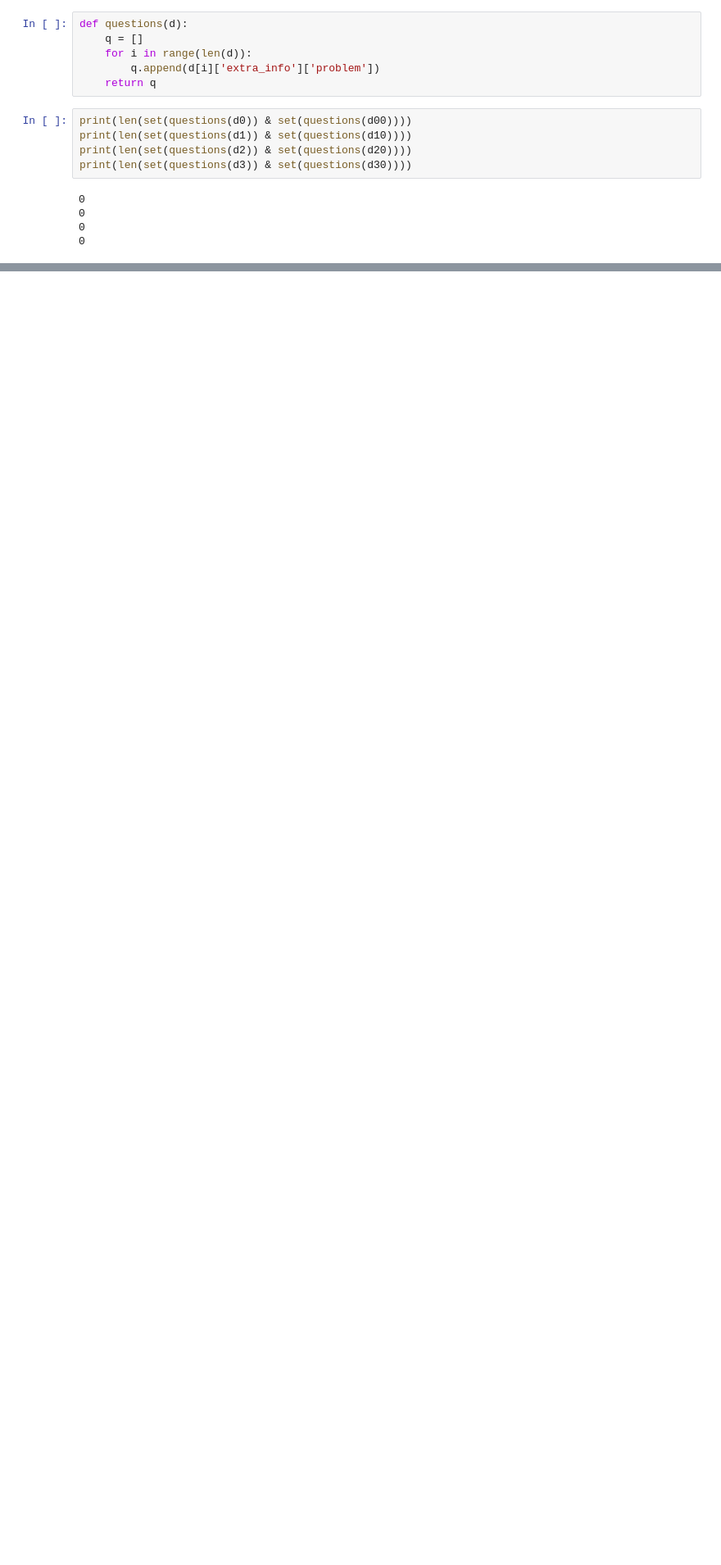
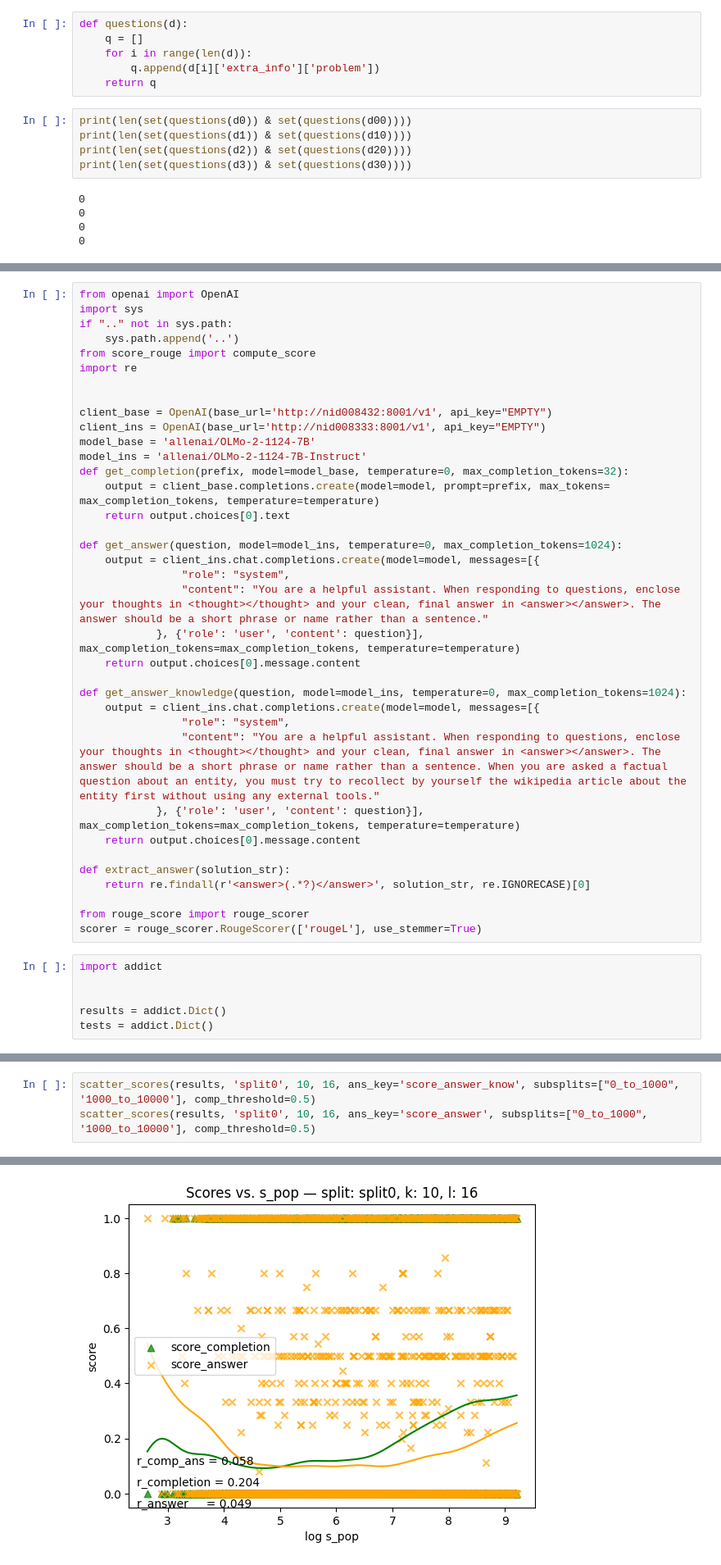
Before and after one commit to zhichul/robust_recall, a Jupyter notebook: experiments/0530_popqa/notebooks/data.ipynb, the cells around one changed output, grey strips where cells are left out. Shown at 82% size. Drawn from its saved outputs; the diff is of its cells as text; blank space fills up the shorter version.

```diff
--- a/experiments/0530_popqa/notebooks/data.ipynb
+++ b/experiments/0530_popqa/notebooks/data.ipynb
@@ -91,0 +218,42 @@ print(len(set(questions(d3)) & set(questions(d30))))
+# %%
+from openai import OpenAI
+import sys
+if ".." not in sys.path:
+    sys.path.append('..')
+from score_rouge import compute_score
+import re
+
+
+client_base = OpenAI(base_url='http://nid008432:8001/v1', api_key="EMPTY")
+client_ins = OpenAI(base_url='http://nid008333:8001/v1', api_key="EMPTY")
+model_base = 'allenai/OLMo-2-1124-7B'
+model_ins = 'allenai/OLMo-2-1124-7B-Instruct'
+def get_completion(prefix, model=model_base, temperature=0, max_completion_tokens=32):
+    output = client_base.completions.create(model=model, prompt=prefix, max_tokens= max_completion_tokens, temperature=temperature)
+    return output.choices[0].text
+
+def get_answer(question, model=model_ins, temperature=0, max_completion_tokens=1024):
+    output = client_ins.chat.completions.create(model=model, messages=[{
+                "role": "system",
+                "content": "You are a helpful assistant. When responding to questions, enclose your thoughts in <thought></thought> and your clean, final answer in <answer></answer>. The answer should be a short phrase or name rather than a sentence."
+            }, {'role': 'user', 'content': question}], max_completion_tokens=max_completion_tokens, temperature=temperature)
+    return output.choices[0].message.content
+
+def get_answer_knowledge(question, model=model_ins, temperature=0, max_completion_tokens=1024):
+    output = client_ins.chat.completions.create(model=model, messages=[{
+                "role": "system",
+                "content": "You are a helpful assistant. When responding to questions, enclose your thoughts in <thought></thought> and your clean, final answer in <answer></answer>. The answer should be a short phrase or name rather than a sentence. When you are asked a factual question about an entity, you must try to recollect by yourself the wikipedia article about the entity first without using any external tools."
+            }, {'role': 'user', 'content': question}], max_completion_tokens=max_completion_tokens, temperature=temperature)
+    return output.choices[0].message.content
+
+def extract_answer(solution_str):
+    return re.findall(r'<answer>(.*?)</answer>', solution_str, re.IGNORECASE)[0]
+
+from rouge_score import rouge_scorer
+scorer = rouge_scorer.RougeScorer(['rougeL'], use_stemmer=True)
+# %%
+import addict
+
+
+results = addict.Dict()
+tests = addict.Dict()
@@ -91,0 +473,4 @@ print(len(set(questions(d3)) & set(questions(d30))))
+# %%
+scatter_scores(results, 'split0', 10, 16, ans_key='score_answer_know', subsplits=["0_to_1000", '1000_to_10000'], comp_threshold=0.5)
+scatter_scores(results, 'split0', 10, 16, ans_key='score_answer', subsplits=["0_to_1000", '1000_to_10000'], comp_threshold=0.5)
+# %% [output]
@@ -91,0 +478 @@ print(len(set(questions(d3)) & set(questions(d30))))
+[figure, added]
```
Also changed, not shown: parts of 33 cells of this notebook, 10 other files.
